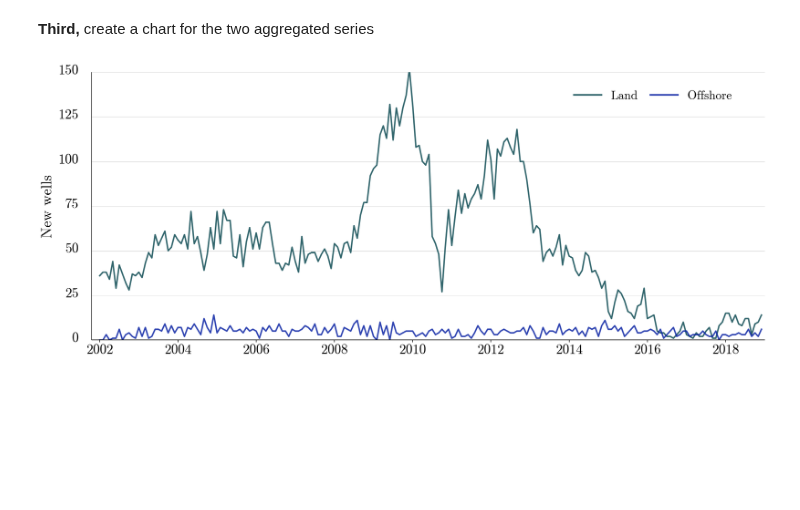
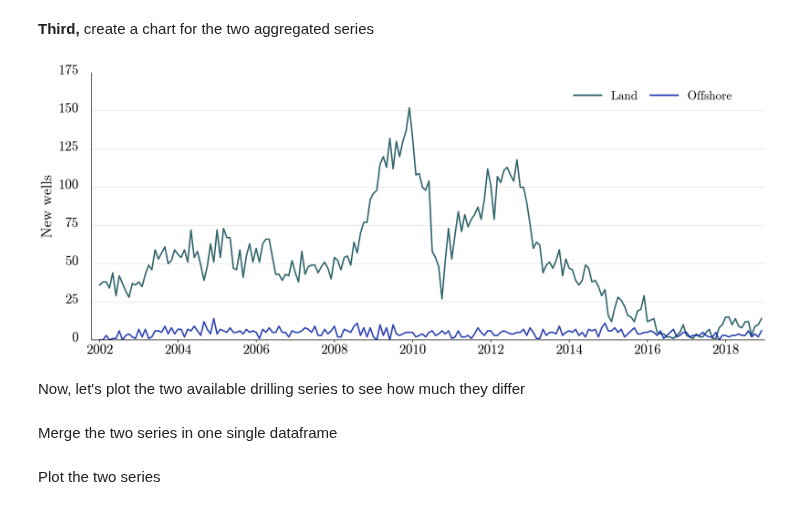
Before and after one commit to aleong92/pemex_analysis, a Jupyter notebook: code/notebooks/drilling_by_op.ipynb, the cells around one changed output. Cells and saved outputs as stored; diff of their text form; code cells hidden in the pictures; blank space fills up the shorter version.

Commit message:
Added comparison chart between two drilling series

```diff
--- a/code/notebooks/drilling_by_op.ipynb
+++ b/code/notebooks/drilling_by_op.ipynb
@@ -48,14 +48,14 @@ for i in range(2002, 2020, 2):
 fig, ax = plt.subplots(figsize=(25,10))
 
 # Y-axis settings
-ax.set_ylim(0, 150)
+ax.set_ylim(0, 175)
 ax.set_ylabel('New wells', fontsize=30, fontweight=100, fontfamily="cmr10") # <- Axis name label
 ax.yaxis.set_label_coords(-0.055, 0.5)
 ax.yaxis.set_tick_params(labelleft=False, length=0)
 ax.yaxis.set_ticks(list(range(0, 151, 25)))
 
 # Y-axis labels
-for i in range(0,151,25):
+for i in range(0,176,25):
 
     ax.text(
         -6.5, i-1, f'{i:,}',
@@ -81,31 +81,33 @@ ax.spines["right"].set_visible(False)
 ax.grid(axis='y', alpha=0.5)
 
 # Series
 ax.plot(df_agg['n_wells_land'].values, lw=3, color="#0D4A52", alpha=0.85)
 ax.plot(df_agg['n_wells_offshore'].values, lw=3, color="#0922A4", alpha=0.85)
 
 # Legend settings
 legend_handles = [
     lines.Line2D([0], [0], color="#0D4A52", lw=3.5, alpha=0.85, label="Land"),
     lines.Line2D([0], [0], color="#0922A4", lw=3.5, alpha=0.85, label="Offshore")
 ]
 
 ax.legend(
     handles=legend_handles,
     loc="lower left",
     bbox_to_anchor=(0.7, 0.85),
     bbox_transform=ax.transAxes,
     frameon=False,
     ncol=2,
     handlelength=2.3,
     columnspacing=1.0,
     prop={"family": "cmr10", "size": 25}
 )
 
 # Tight layout
 #fig.tight_layout()
 
 # Show plot
 plt.show()
 # %% [output]
-[figure, old version]
+[figure, new version]
+# %% [markdown]
+Now, let's plot the two available drilling series to see how much they differ
@@ -111,0 +130,2 @@ plt.show()
+# %% [markdown]
+Merge the two series in one single dataframe
@@ -111,0 +144,2 @@ plt.show()
+# %% [markdown]
+Plot the two series
```
Also changed, not shown: parts of 5 cells of this notebook.
